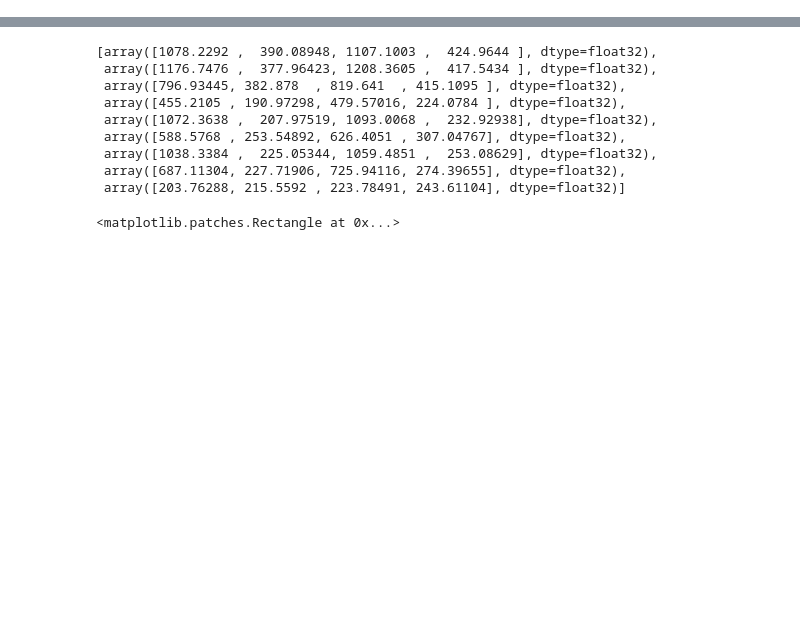
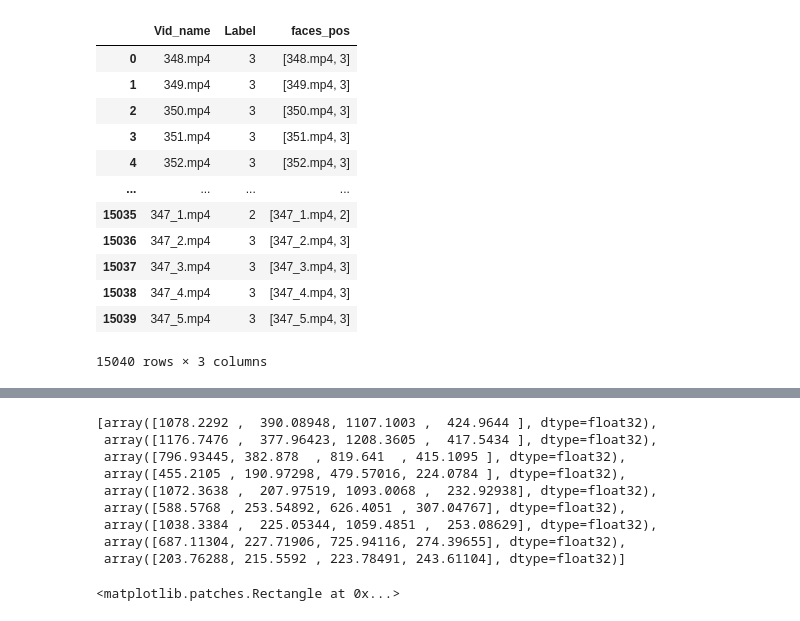
Before and after one commit to Lev-etd/course_work_2021, a Jupyter notebook: Extracting Faces.ipynb, the cells around one changed output, grey strips where cells are left out. Cells and saved outputs as stored; diff of their text form; code cells hidden in the pictures; blank space fills up the shorter version.

```diff
--- a/Extracting Faces.ipynb
+++ b/Extracting Faces.ipynb
@@ -55,0 +34,2 @@ len(detections)
+# %%
+full_data_wo_faces = pd.read_csv("/media/nitro/hdd/course_work/VGAF+CAER/full_data_caer_and_vgaf", sep = " ")
@@ -55,0 +52,2 @@ len(detections)
+# %%
+full_data_with_faces = full_data_wo_faces.copy(deep = False)
@@ -55,0 +70,18 @@ len(detections)
+# %%
+full_data_with_faces["faces_pos"]= full_data_with_faces.apply(lambda r: tuple(r), axis=1).apply(np.array)
+# %%
+full_data_with_faces
+# %% [output]
+|  | Vid_name | Label | faces_pos |
+| 0 | 348.mp4 | 3 | [348.mp4, 3] |
+| 1 | 349.mp4 | 3 | [349.mp4, 3] |
+| 2 | 350.mp4 | 3 | [350.mp4, 3] |
+| 3 | 351.mp4 | 3 | [351.mp4, 3] |
+| 4 | 352.mp4 | 3 | [352.mp4, 3] |
+| ... | ... | ... | ... |
+| 15035 | 347_1.mp4 | 2 | [347_1.mp4, 2] |
+| 15036 | 347_2.mp4 | 3 | [347_2.mp4, 3] |
+| 15037 | 347_3.mp4 | 3 | [347_3.mp4, 3] |
+| 15038 | 347_4.mp4 | 3 | [347_4.mp4, 3] |
+| 15039 | 347_5.mp4 | 3 | [347_5.mp4, 3] |
+15040 rows × 3 columns
```
Also changed, not shown: parts of 45 cells of this notebook, 2 other files.
